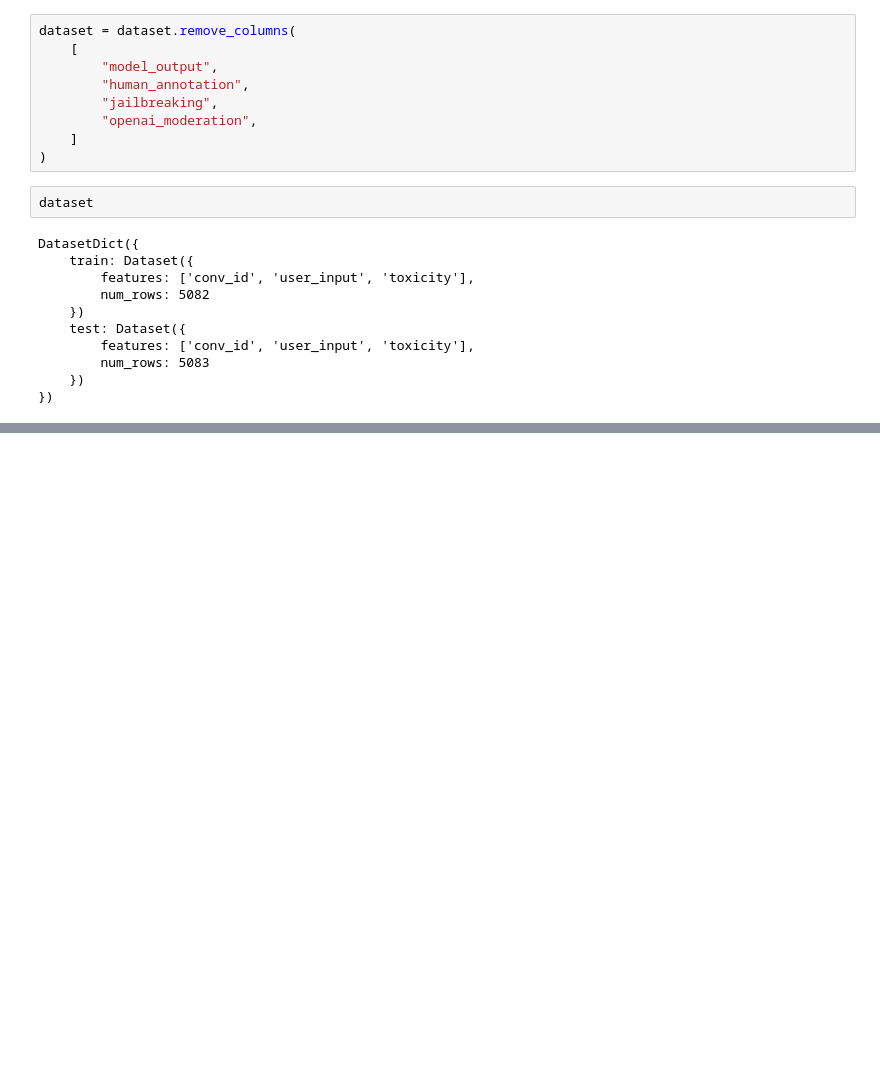
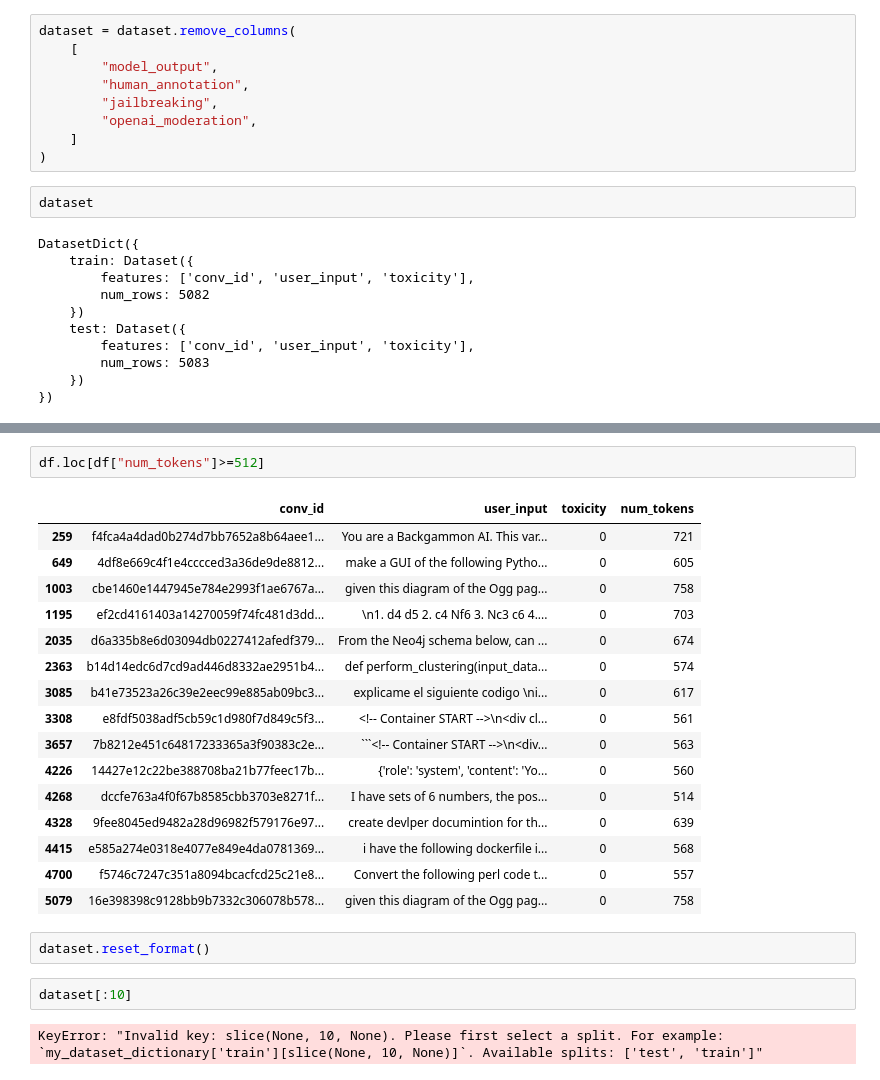
Before and after one commit to andrewrreed/hf-notebooks, a Jupyter notebook: data-cartography/data-cartography.ipynb, the cells around one changed output, grey strips where cells are left out. Saved outputs shown, nothing was run; the diff lists cells and outputs as text; blank space fills up the shorter version.

````diff
--- a/data-cartography/data-cartography.ipynb
+++ b/data-cartography/data-cartography.ipynb
@@ -58,0 +109,25 @@ None of PyTorch, TensorFlow >= 2.0, or Flax have been found. Models won't be ava
+# %%
+df.loc[df["num_tokens"]>=512]
+# %% [output]
+|  | conv_id | user_input | toxicity | num_tokens |
+| 259 | f4fca4a4dad0b274d7bb7652a8b64aee1... | You are a Backgammon AI. This var... | 0 | 721 |
+| 649 | 4df8e669c4f1e4cccced3a36de9de8812... | make a GUI of the following Pytho... | 0 | 605 |
+| 1003 | cbe1460e1447945e784e2993f1ae6767a... | given this diagram of the Ogg pag... | 0 | 758 |
+| 1195 | ef2cd4161403a14270059f74fc481d3dd... | \n1. d4 d5 2. c4 Nf6 3. Nc3 c6 4.... | 0 | 703 |
+| 2035 | d6a335b8e6d03094db0227412afedf379... | From the Neo4j schema below, can ... | 0 | 674 |
+| 2363 | b14d14edc6d7cd9ad446d8332ae2951b4... | def perform_clustering(input_data... | 0 | 574 |
+| 3085 | b41e73523a26c39e2eec99e885ab09bc3... | explicame el siguiente codigo \ni... | 0 | 617 |
+| 3308 | e8fdf5038adf5cb59c1d980f7d849c5f3... | <!-- Container START -->\n<div cl... | 0 | 561 |
+| 3657 | 7b8212e451c64817233365a3f90383c2e... | ```<!-- Container START -->\n<div... | 0 | 563 |
+| 4226 | 14427e12c22be388708ba21b77feec17b... | {'role': 'system', 'content': 'Yo... | 0 | 560 |
+| 4268 | dccfe763a4f0f67b8585cbb3703e8271f... | I have sets of 6 numbers, the pos... | 0 | 514 |
+| 4328 | 9fee8045ed9482a28d96982f579176e97... | create devlper documintion for th... | 0 | 639 |
+| 4415 | e585a274e0318e4077e849e4da0781369... | i have the following dockerfile i... | 0 | 568 |
+| 4700 | f5746c7247c351a8094bcacfcd25c21e8... | Convert the following perl code t... | 0 | 557 |
+| 5079 | 16e398398c9128bb9b7332c306078b578... | given this diagram of the Ogg pag... | 0 | 758 |
+# %%
+dataset.reset_format()
+# %%
+dataset[:10]
+# %% [output]
+KeyError: "Invalid key: slice(None, 10, None). Please first select a split. For example: `my_dataset_dictionary['train'][slice(None, 10, None)]`. Available splits: ['test', 'train']"
````
Also changed, not shown: parts of 11 cells of this notebook.
